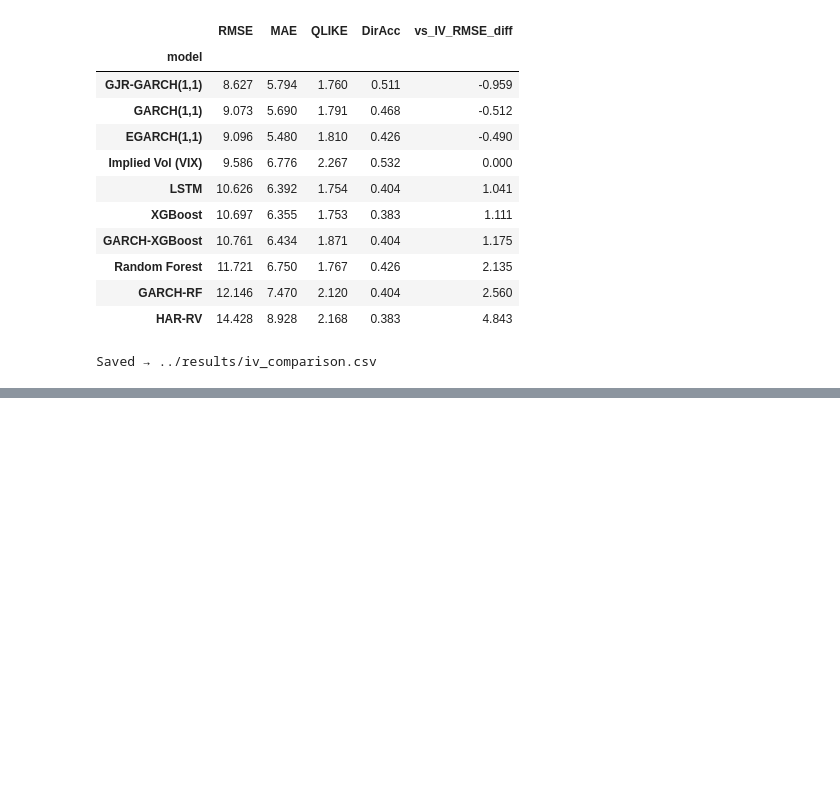
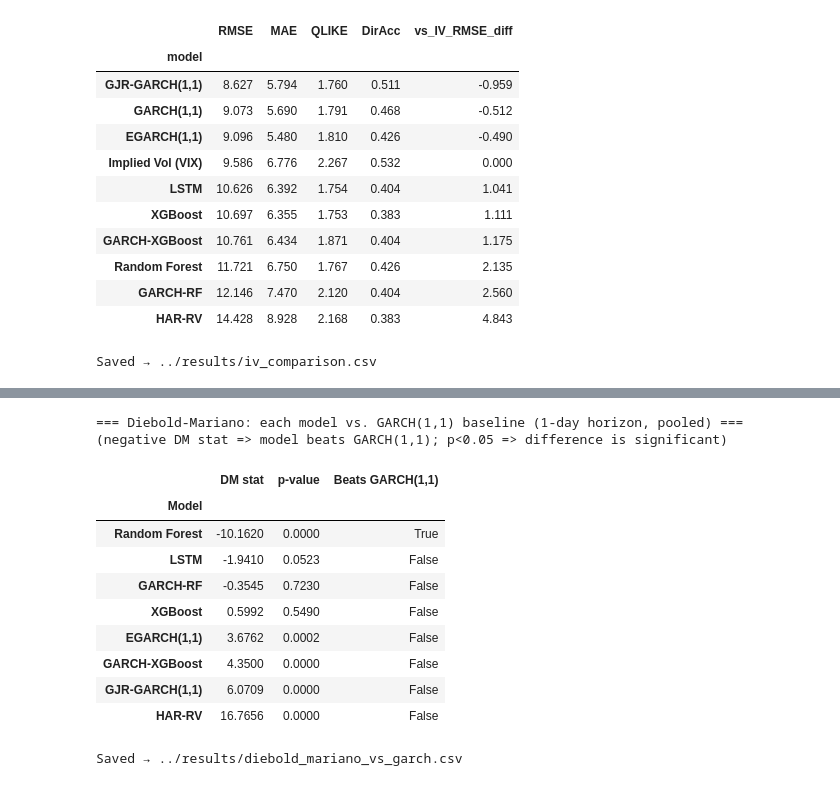
Before and after one commit to anthony-hn-le/Volatility-Research, a Jupyter notebook: notebooks/03_ml_models.ipynb, the cells around one changed output, grey strips where cells are left out. Drawn from its saved outputs; the diff is of its cells as text; code cells hidden in the pictures; blank space fills up the shorter version.

```diff
--- a/notebooks/03_ml_models.ipynb
+++ b/notebooks/03_ml_models.ipynb
@@ -639,0 +712,22 @@ Saved → ../results/iv_comparison.csv
+# %%
+from src.evaluation import model_confidence_set, diebold_mariano
+
+# Pooled squared-error loss matrix (rows = date×ticker, columns = model), 1-day horizon
+# Note: some entries in all_forecasts were loaded without parse_dates (see cell above),
+# so 'date' may be a string in one model and a Timestamp in another — coerce explicitly
+# or the join below silently produces zero overlapping rows.
+loss_frames = {}
+for name, df_m in all_forecasts.items():
+    sub = df_m.dropna(subset=['h1', 'rv_h1']).copy()
+    sub['date'] = pd.to_datetime(sub['date'])
+    sub['loss'] = (sub['h1'] - sub['rv_h1']) ** 2
+    loss_frames[name] = sub.set_index(['date', 'ticker'])['loss'].rename(name)
+
+losses_df = pd.concat(loss_frames.values(), axis=1, join='inner')
+print(f"Pooled loss matrix: {losses_df.shape[0]} obs × {losses_df.shape[1]} models")
+
+mcs_result = model_confidence_set(losses_df, size=0.10, reps=1000)
+print("\n=== Model Confidence Set (90% confidence, 1-day horizon) ===")
+display(mcs_result)
+mcs_result.to_csv('../results/model_confidence_set.csv')
+print("Saved → ../results/model_confidence_set.csv")
@@ -639,0 +750,31 @@ Saved → ../results/iv_comparison.csv
+# %%
+print("=== Diebold-Mariano: each model vs. GARCH(1,1) baseline (1-day horizon, pooled) ===")
+print("(negative DM stat => model beats GARCH(1,1); p<0.05 => difference is significant)\n")
+
+baseline = 'GARCH(1,1)'
+dm_rows = []
+for name in losses_df.columns:
+    if name == baseline:
+        continue
+    dm_stat, p_value = diebold_mariano(losses_df[name].values, losses_df[baseline].values, h=1)
+    dm_rows.append({'Model': name, 'DM stat': dm_stat, 'p-value': p_value,
+                    'Beats GARCH(1,1)': dm_stat < 0 and p_value < 0.05})
+
+dm_df = pd.DataFrame(dm_rows).set_index('Model').round(4).sort_values('DM stat')
+display(dm_df)
+dm_df.to_csv('../results/diebold_mariano_vs_garch.csv')
+print("\nSaved → ../results/diebold_mariano_vs_garch.csv")
+# %% [output]
+=== Diebold-Mariano: each model vs. GARCH(1,1) baseline (1-day horizon, pooled) ===
+(negative DM stat => model beats GARCH(1,1); p<0.05 => difference is significant)
+|  | DM stat | p-value | Beats GARCH(1,1) |
+| Model |  |  |  |
+| Random Forest | -10.1620 | 0.0000 | True |
+| LSTM | -1.9410 | 0.0523 | False |
+| GARCH-RF | -0.3545 | 0.7230 | False |
+| XGBoost | 0.5992 | 0.5490 | False |
+| EGARCH(1,1) | 3.6762 | 0.0002 | False |
+| GARCH-XGBoost | 4.3500 | 0.0000 | False |
+| GJR-GARCH(1,1) | 6.0709 | 0.0000 | False |
+| HAR-RV | 16.7656 | 0.0000 | False |
+Saved → ../results/diebold_mariano_vs_garch.csv
```
Also changed, not shown: parts of 6 cells of this notebook, 35 other files.
